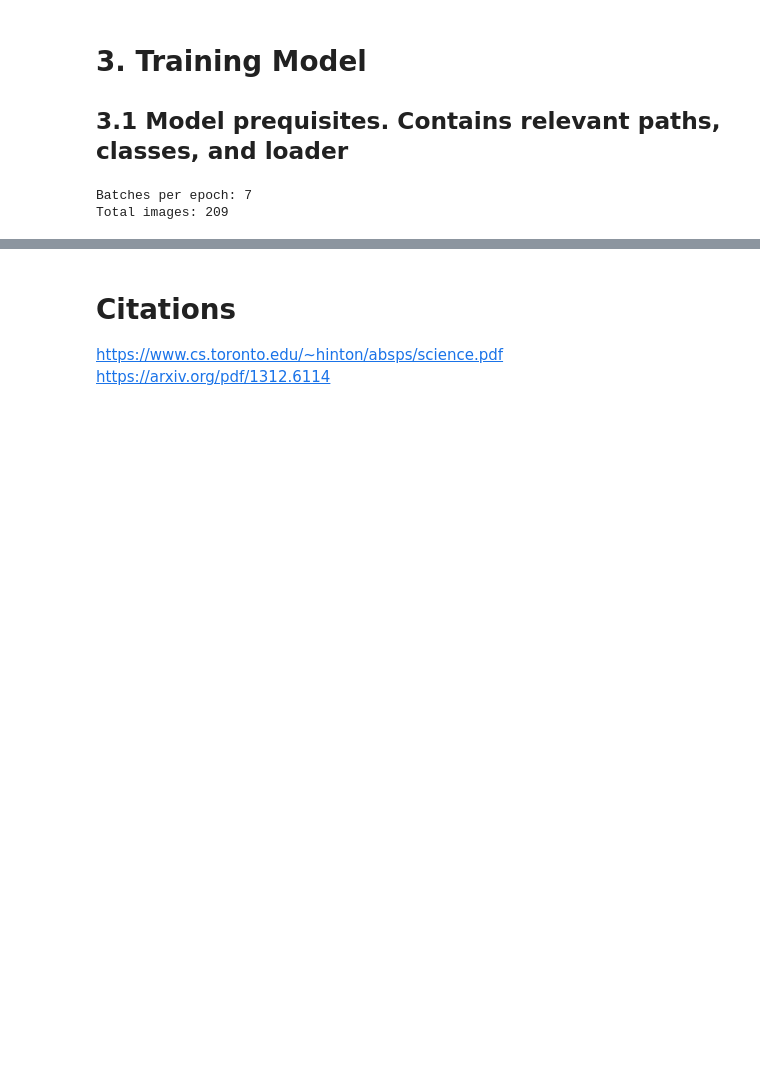
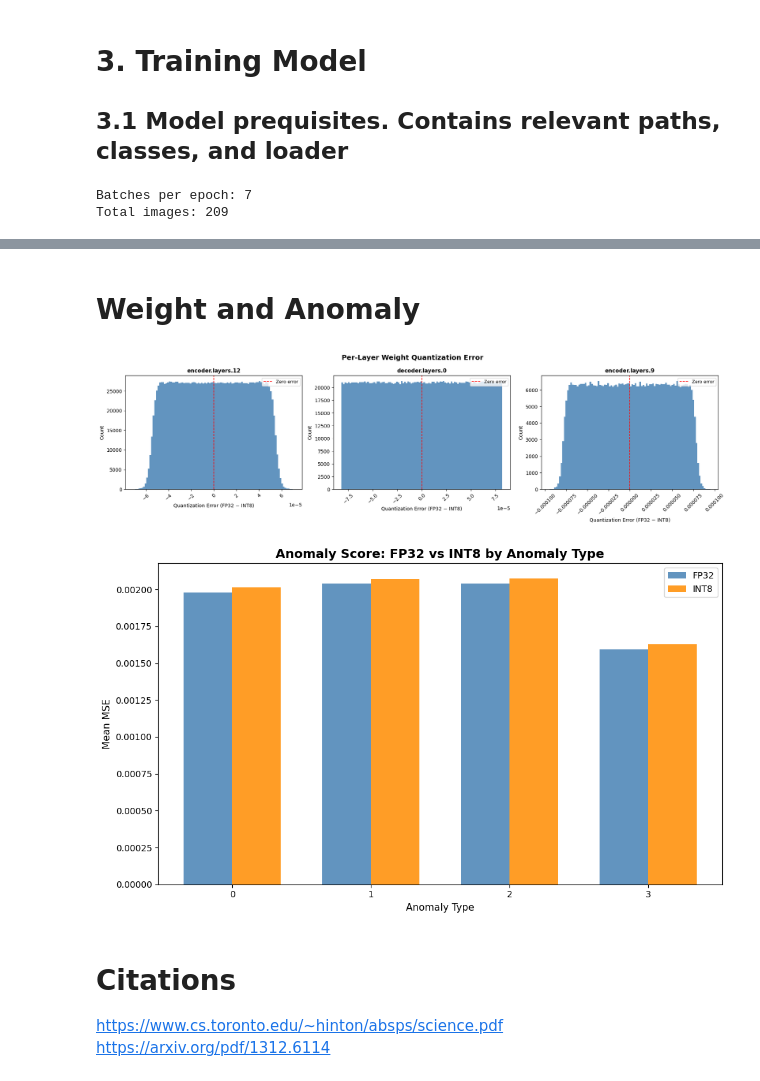
Before and after one commit to daeseong/edge_anomaly, a Jupyter notebook: notebooks/quantization_CNN.ipynb, the cells around one changed output, grey strips where cells are left out. Cells and saved outputs as stored; diff of their text form; code cells hidden in the pictures; blank space fills up the shorter version.

```diff
--- a/notebooks/quantization_CNN.ipynb
+++ b/notebooks/quantization_CNN.ipynb
@@ -290,3 +372,11 @@ Layer: decoder.layers.0               Key: weight_zero_point         Value: 0.00
+# %% [markdown]
+# Weight and Anomaly
+# %%
+plot_weight_error(fp32_weights, dq_weights)
+plot_anomaly_scores(model, quantized_model, test_loader)
+# %% [output]
+[figure, added]
+[figure, added]
 # %% [markdown]
 # Citations
 
```
Also changed, not shown: parts of 15 cells of this notebook, 8 other files.
